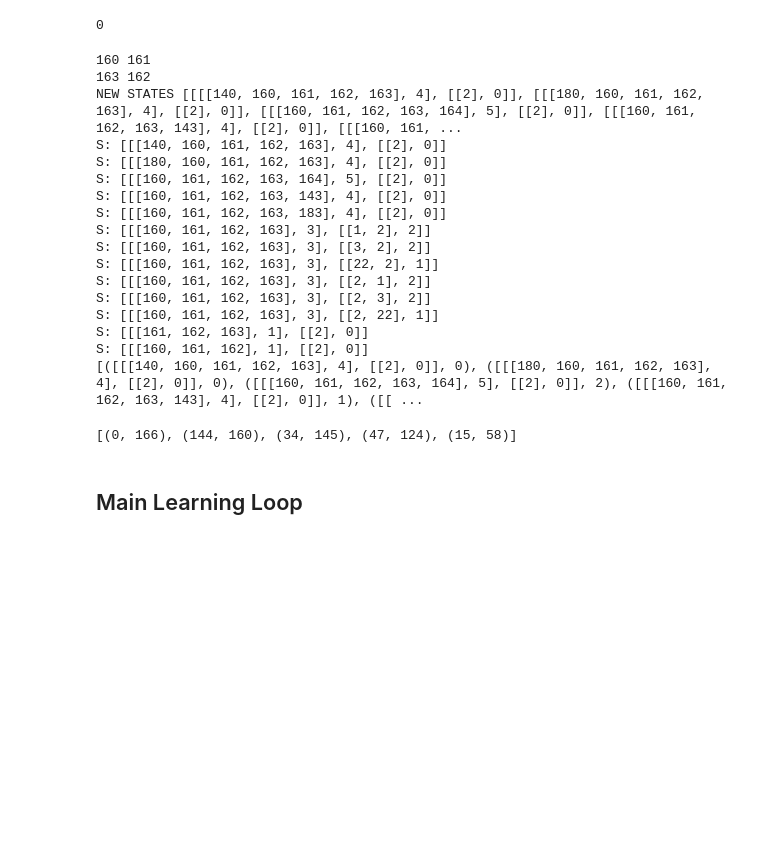
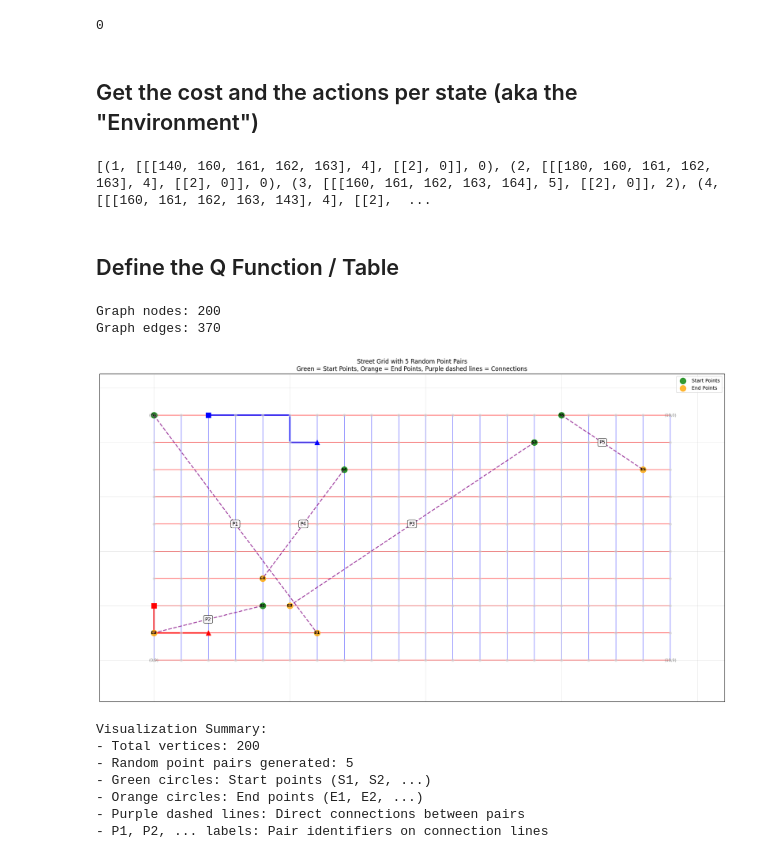
Before and after one commit to vincentcai26/algobusredesign, a Jupyter notebook: test.ipynb, the cells around one changed output. Saved outputs shown, nothing was run; the diff lists cells and outputs as text; code cells hidden in the pictures; blank space fills up the shorter version.

```diff
--- a/test.ipynb
+++ b/test.ipynb
@@ -231,8 +230,9 @@ print(s) # should be all diff zero
 # %% [output]
 0
+# %% [markdown]
+## Get the cost and the actions per state (aka the "Environment")
 # %%
 # For a given set of two (or more) routes (list of sequential edges), you can just brute force compute the efficiency.
-
 
 # For a route, find the start and end points. Then search through the list of points
 
@@ -277,7 +277,6 @@ def cost(routes,random_pairs,alpha,beta):
     return cost_sum
 
 def find_weight_between(vertexA,vertexB,adj_list):
-    print(vertexA,vertexB)
     for v,w in adj_list[vertexA]:
         if v == vertexB:
            return w
@@ -344,10 +343,8 @@ def get_actions(routes,random_pairs,adj_list,alpha,beta):
     actions = [] # (state,reward)
 
     current_cost = cost(routes,random_pairs,alpha,beta)
-    print(f"NEW STATES {new_states}")
     action_id = 0
     for s in new_states:
-        print(f"S: {s}")
         new_cost = cost(s,random_pairs,alpha,beta) # Compute just with a different state (set of routes)
         # print(current_cost,new_cost)
         cost_delta = new_cost - current_cost # Positive if greater cost to transition
@@ -359,23 +356,9 @@ def get_actions(routes,random_pairs,adj_list,alpha,beta):
 
 print(get_actions(routes,random_pairs,adj_list,alpha,beta))
 # %% [output]
-160 161
-163 162
-NEW STATES [[[[140, 160, 161, 162, 163], 4], [[2], 0]], [[[180, 160, 161, 162, 163], 4], [[2], 0]], [[[160, 161, 162, 163, 164], 5], [[2], 0]], [[[160, 161, 162, 163, 143], 4], [[2], 0]], [[[160, 161, ...
-S: [[[140, 160, 161, 162, 163], 4], [[2], 0]]
-S: [[[180, 160, 161, 162, 163], 4], [[2], 0]]
-S: [[[160, 161, 162, 163, 164], 5], [[2], 0]]
-S: [[[160, 161, 162, 163, 143], 4], [[2], 0]]
-S: [[[160, 161, 162, 163, 183], 4], [[2], 0]]
-S: [[[160, 161, 162, 163], 3], [[1, 2], 2]]
-S: [[[160, 161, 162, 163], 3], [[3, 2], 2]]
-S: [[[160, 161, 162, 163], 3], [[22, 2], 1]]
-S: [[[160, 161, 162, 163], 3], [[2, 1], 2]]
-S: [[[160, 161, 162, 163], 3], [[2, 3], 2]]
-S: [[[160, 161, 162, 163], 3], [[2, 22], 1]]
-S: [[[161, 162, 163], 1], [[2], 0]]
-S: [[[160, 161, 162], 1], [[2], 0]]
-[([[[140, 160, 161, 162, 163], 4], [[2], 0]], 0), ([[[180, 160, 161, 162, 163], 4], [[2], 0]], 0), ([[[160, 161, 162, 163, 164], 5], [[2], 0]], 2), ([[[160, 161, 162, 163, 143], 4], [[2], 0]], 1), ([[ ...
+[(1, [[[140, 160, 161, 162, 163], 4], [[2], 0]], 0), (2, [[[180, 160, 161, 162, 163], 4], [[2], 0]], 0), (3, [[[160, 161, 162, 163, 164], 5], [[2], 0]], 2), (4, [[[160, 161, 162, 163, 143], 4], [[2],  ...
+# %% [markdown]
+## Define the Q Function / Table
 # %%
 q_map = {}
 
@@ -383,7 +366,7 @@ def get_q(state,action_id):
     routes = state
     state_strs = []
     for r in routes:
-        state_strs.append(",".join([str(hex(v)) for v in r]))
+        state_strs.append(",".join([str(hex(v)) for v in r[0]]))
     state_str = "-".join(state_strs)
 
     if state_str not in q_map:
@@ -397,45 +380,72 @@ def update_q(state,action_id,val):
     routes = state
     state_strs = []
     for r in routes:
-        state_strs.append(",".join([str(hex(v)) for v in r]))
+        state_strs.append(",".join([str(hex(v)) for v in r[0]]))
     state_str = "-".join(state_strs)
 
     if state_str not in q_map:
         q_map[state_str] = {}
 
     q_map[state_str][action_id] = val
-# %% [output]
-[(0, 166), (144, 160), (34, 145), (47, 124), (15, 58)]
-# %% [markdown]
-## Main Learning Loop
 # %%
+state = [[[140,160,161,162,162],7],[[2,3,4,5,25,26],9]]
 gamma = 0.99
 lr = 0.1
+epsilon = .1
 
 def policy(state):
     max_q = float("-inf")
     action_id,next_state,reward = 0,state,float('-inf')
 
     # Simple greedy policy
     actions_list = get_actions(state,random_pairs,adj_list,alpha,beta)
     for this_action_id,this_next_state,this_reward in actions_list:
         q_val = get_q(this_next_state,this_action_id)
         if q_val > max_q:
             action_id = this_action_id
             next_state = this_next_state
             reward = this_reward
             max_q = q_val
 
+    # Epsilon greedy
+    if random.random() < epsilon:
+        random_integer = random.randint(0,len(actions_list)-1) # Generates a random integer between 1 and 10 (inclusive)
+        action_id, next_state, reward = actions_list[random_integer]
+
+
+
     return action_id, next_state, reward, max_q
 
 def q_learn(state,action_id,reward,state_prime):
     val = get_q(state,action_id)
     max_next_q = float('-inf')
-    for action_id_prime,_,_ in get_actions(state_prime,random_pairs,adj_list,alpha,beta)
+    for action_id_prime,_,_ in get_actions(state_prime,random_pairs,adj_list,alpha,beta):
         max_next_q = max(max_next_q,get_q(state_prime,action_id_prime))
     val += lr*(reward + gamma*max_next_q - val)
     update_q(state,action_id,val)
 
 
-steps = 10
-for i in range(steps):
+episodes = 200
+for e in (range(episodes)):
+    total_reward= 0
+    state = [[[140,160,161,162,162],7],[[2,3,4,5,25,26],9]]
+    steps = 100
+    for i in range(steps):
+        action_id, next_state, reward, _ = policy(state)
+        q_learn(state,action_id,reward,next_state)
+        state = next_state
+        total_reward = reward + gamma*total_reward
+    print(f"Episode {e+1}/{episodes} finished")
+
+plot_graph(edges,vertices,random_pairs,state)
+# %% [output]
+Graph nodes: 200
+Graph edges: 370
+[figure, added]
+Visualization Summary:
+- Total vertices: 200
+- Random point pairs generated: 5
+- Green circles: Start points (S1, S2, ...)
+- Orange circles: End points (E1, E2, ...)
+- Purple dashed lines: Direct connections between pairs
+- P1, P2, ... labels: Pair identifiers on connection lines
```
Also changed, not shown: parts of 2 cells of this notebook, 3 other files.
